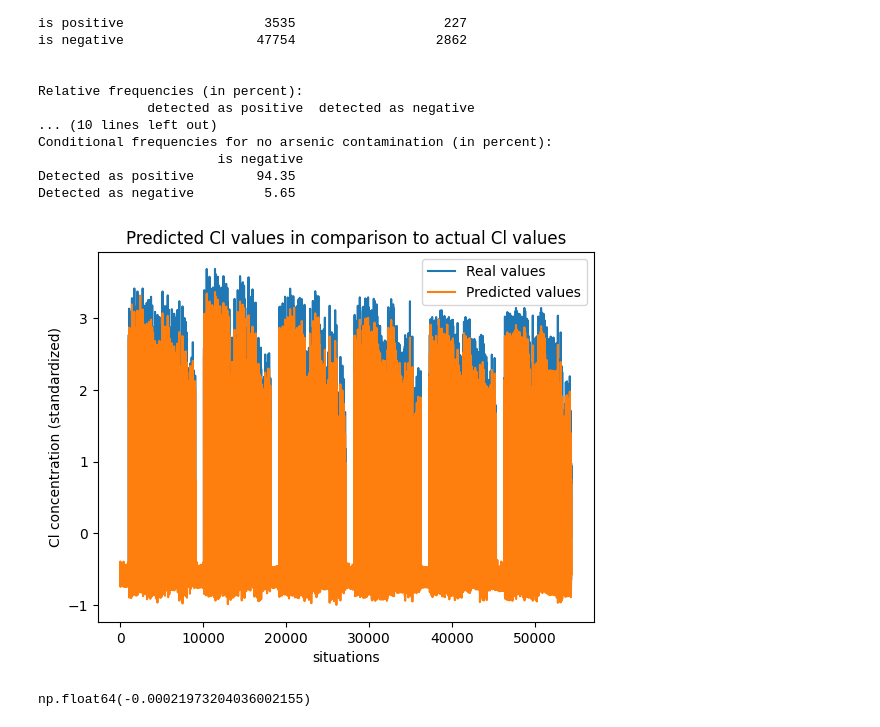
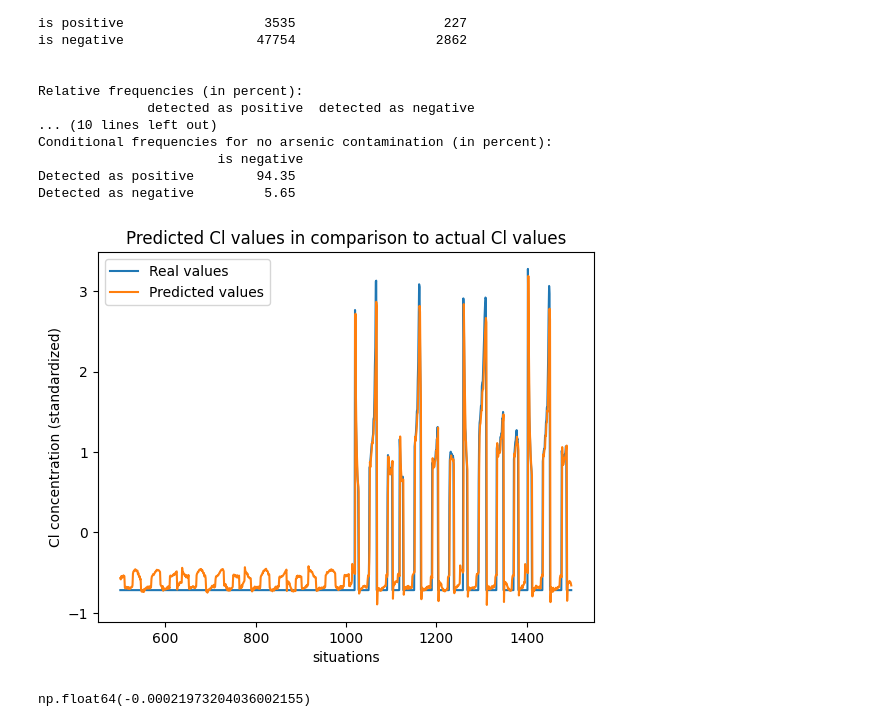
Before and after one commit to esthy13/Arsenic-Detection, a Jupyter notebook: src/notebooks/linear_predictor.ipynb, the cells around one changed output. Saved outputs shown, nothing was run; the diff lists cells and outputs as text; code cells hidden in the pictures.

```diff
--- a/src/notebooks/linear_predictor.ipynb
+++ b/src/notebooks/linear_predictor.ipynb
@@ -1008,16 +1008,16 @@ Detected as negative         5.65
 import matplotlib.pyplot as plt
 # %%
 situations = np.array(list(range(len(real_vals_cl))))
-plt.plot(situations ,np.array(real_vals_cl), label ="Real values")
-plt.plot(situations, np.array(pred_vals_cl), label = "Predicted values")
+plt.plot(situations[500:1500] ,np.array(real_vals_cl[500:1500]), label ="Real values")
+plt.plot(situations[500:1500], np.array(pred_vals_cl[500:1500]), label = "Predicted values")
 
 plt.xlabel("situations")
 plt.ylabel("Cl concentration (standardized)")
 plt.title("Predicted Cl values in comparison to actual Cl values")
 plt.legend()
 plt.show()
 # %% [output]
-[figure, old version]
+[figure, new version]
 # %%
 differences = [real_vals_cl[i] - pred_vals_cl[i] for i in situations]
 np.mean(np.array(differences))
```
Also changed, not shown: parts of 6 cells of this notebook.
